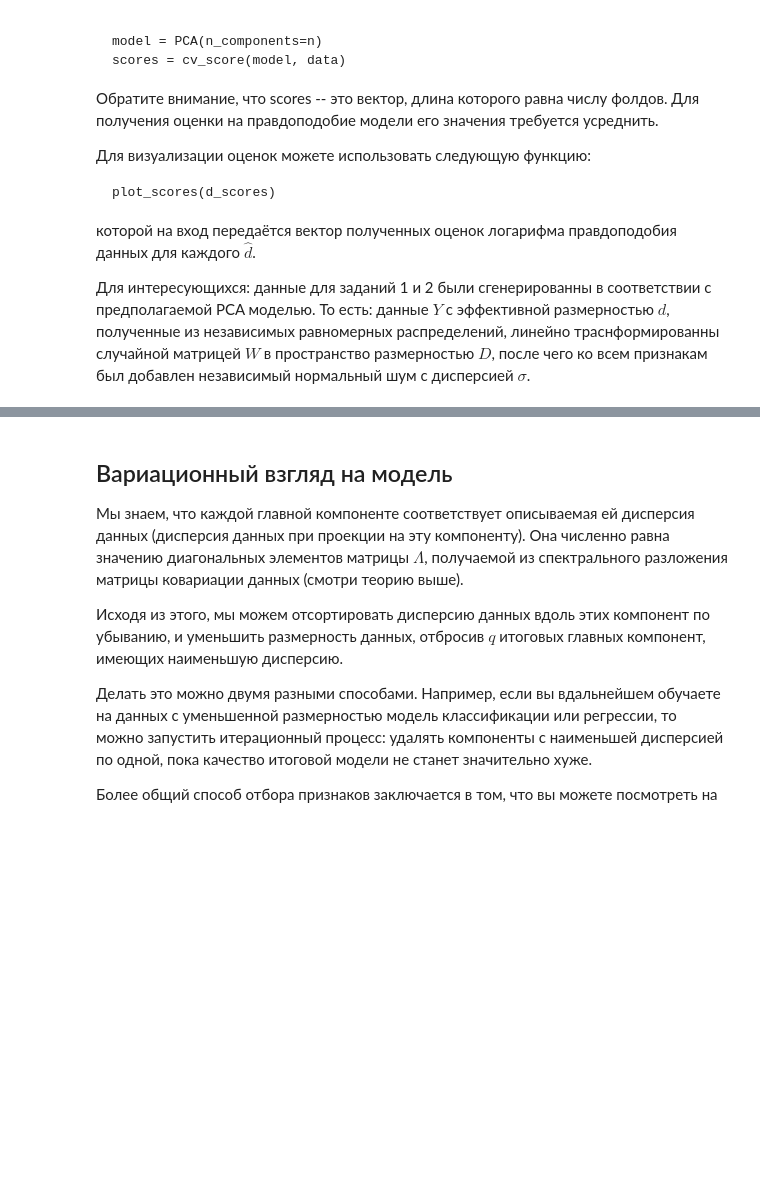
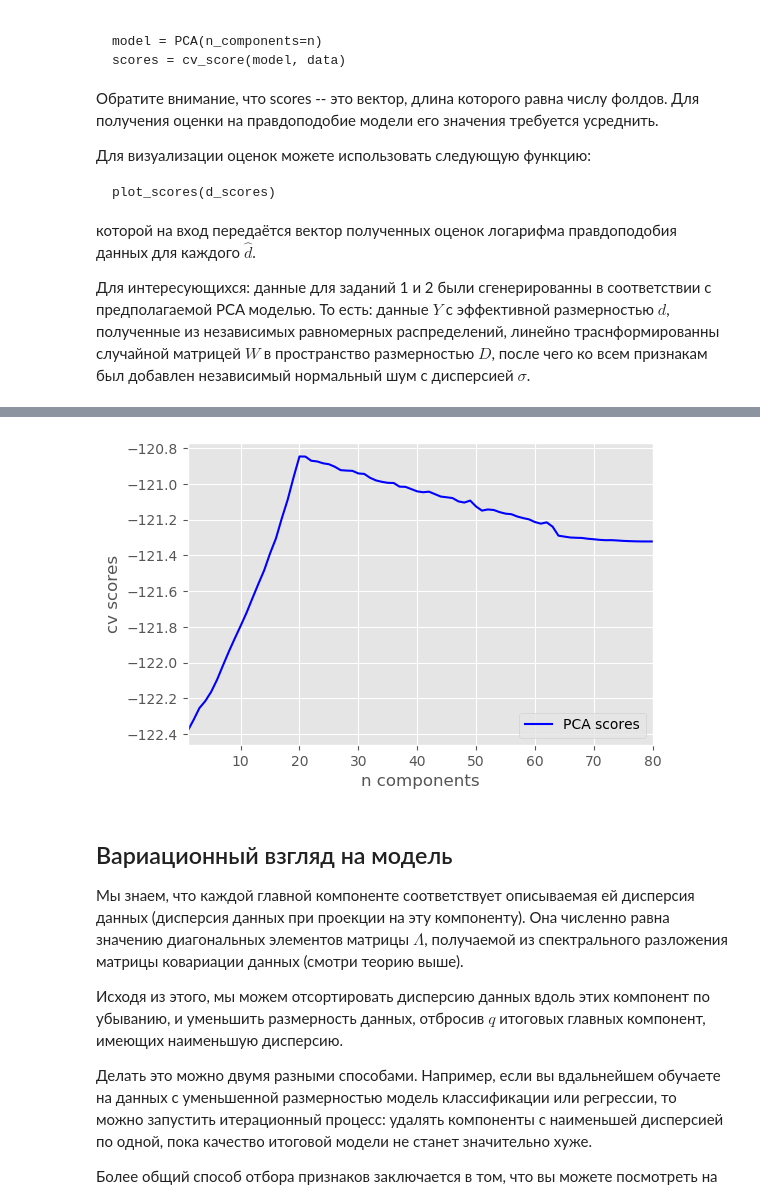
Before and after one commit to Kum4yk/Yandex_math_and_ML, a Jupyter notebook: Specialization. ML and Data Analysis/3_unsupervised-learning/week 2/task 1/PCA.ipynb, the cells around one changed output, grey strips where cells are left out. Cells and saved outputs as stored; diff of their text form; code cells hidden in the pictures; blank space fills up the shorter version.

```diff
--- a/Specialization. ML and Data Analysis/3_unsupervised-learning/week 2/task 1/PCA.ipynb
+++ b/Specialization. ML and Data Analysis/3_unsupervised-learning/week 2/task 1/PCA.ipynb
@@ -233,0 +279,16 @@ pass
+# %%
+%%time
+scores = []
+
+for n in range(1,
+               data.shape[1] + 1
+              ):
+    model = PCA(n_components=n)
+    scores.append(cv_score(model, data, cv=3))
+
+scores = np.mean(scores, axis=1)
+# %%
+plt.figure(dpi=100)
+plot_scores(scores)
+# %% [output]
+[figure, added]
```
Also changed, not shown: parts of 49 cells of this notebook, 6 other files.
